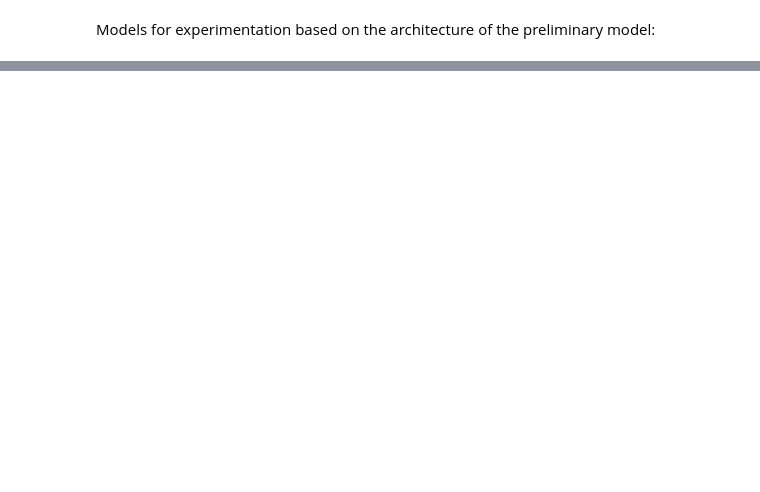
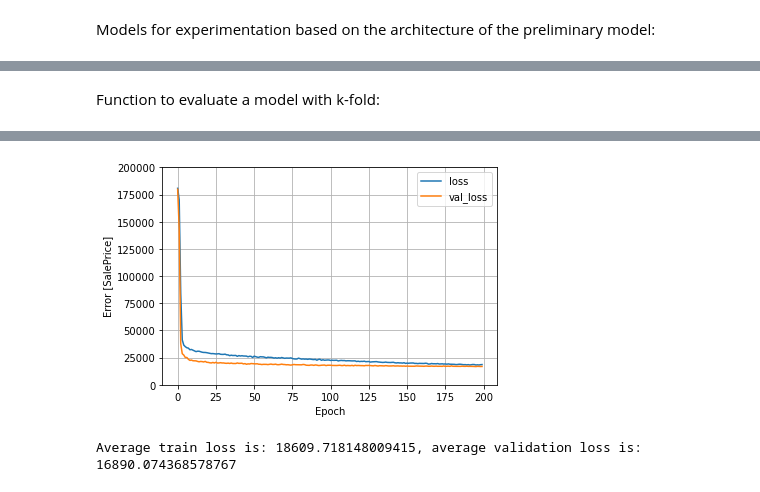
Before and after one commit to Brammetje23/Project-X, a Jupyter notebook: NN.ipynb, the cells around one changed output, grey strips where cells are left out. Saved outputs shown, nothing was run; the diff lists cells and outputs as text; code cells hidden in the pictures; blank space fills up the shorter version.

Commit message:
k-fold completely finished, comments and minor improvements

```diff
--- a/NN.ipynb
+++ b/NN.ipynb
@@ -248,25 +245,33 @@ inputs.head()
+# %% [markdown]
+Function to evaluate a model with k-fold:
 # %%
 from sklearn.model_selection import KFold
 
-# Model propetties
-# batch_size = 50
-epochs = 500
-
-acc_per_fold = []
-loss_per_fold = []
+# Model properties for k fold evaluation
+epochs = 200
 
 # Number of folds
 fold_no = 1
 num_folds = 5
 
+# Lists to store loss per fold
+train_per_fold = []
+val_per_fold = []
+
 # Define the K-fold Cross Validator
 kfold = KFold(n_splits=num_folds, shuffle=True)
 
 # K-fold Cross Validation model evaluation
-for train_index, test_index in kfold.split(inputs, targets):
+for train_index, test_index in kfold.split(inputs):
     X_train, X_test = np.array(inputs.iloc[train_index]), np.array(inputs.iloc[test_index])
     y_train, y_test = np.array(targets.iloc[train_index]), np.array(targets.iloc[test_index])
 
+    scaler = preprocessing.StandardScaler().fit(X_train)
+
+    X_train = scaler.transform(X_train)
+    X_test = scaler.transform(X_test)
+
+    # Model as defined previously
     model = models.Sequential()
 
     model.add(layers.Dense(79, activation='relu'))
@@ -280,22 +285,50 @@ for train_index, test_index in kfold.split(inputs, targets):
 
     model.add(layers.Dense(1))
 
-    model.compile(loss='mean_absolute_error', optimizer=tf.keras.optimizers.Adam(lr_schedule), metrics=['mean_absolute_error', 'MAPE'])
+    # Compile and fit as previously in train_and_evaluate
+    model.compile(loss='mean_absolute_error', optimizer=tf.keras.optimizers.Adam(lr_schedule), metrics=['MAPE'])
 
     history = model.fit(X_train, y_train,
-#               batch_size=batch_size,
-                        verbose=0, epochs=300)
+                        validation_data=(X_test, y_test),
+                        verbose=0, epochs=epochs)
 
+    # Plot or print the results per fold
 #     plot_loss(history)
-
-#     print(f"Train loss: {history.history['loss'][-1]}, val_loss {history.history['val_loss'][-1]}")
+    print(f"Train loss: {history.history['loss'][-1]}, val_loss {history.history['val_loss'][-1]}")
 
     # Generate generalization metrics
     scores = model.evaluate(X_test, y_test, verbose=0)
     print(f'Score for fold {fold_no}: {model.metrics_names[0]} of {scores[0]}; {model.metrics_names[1]} of {scores[1]}')
-    acc_per_fold.append(scores[1] * 100)
-    loss_per_fold.append(scores[0])
+
+    # Store the train and val loss per fold to get the average
+    train_per_fold.append(history.history['loss'])
+    val_per_fold.append(history.history['val_loss'])
 
     # Increase fold number
     fold_no = fold_no + 1
+
+# Getting the average performance of the folds
+train_av = train_per_fold[0]
+val_av = val_per_fold[0]
+
+# Adding the arrays
+for i in range(1, num_folds):
+    train_av = np.add(train_av, train_per_fold[i])
+    val_av = np.add(val_av, val_per_fold[i])
+
+# Calculating the average
+train_av = train_av / num_folds
+val_av = val_av / num_folds
+
+# Plotting the k-fold evaluation
+plt.plot(train_av, label='loss')
+plt.plot(val_av, label='val_loss')
+plt.ylim([0, 200000])
+plt.xlabel('Epoch')
+plt.ylabel('Error [SalePrice]')
+plt.legend()
+plt.grid(True)
+plt.show()
+
+print(f"Average train loss is: {train_av[-1]}, average validation loss is: {val_av[-1]}")
 # %% [output]
@@ -306,0 +345,2 @@ Score for fold 5: loss of 85130.9911637931; mean_absolute_error of 85130.984375
+[figure, added]
+Average train loss is: 18609.718148009415, average validation loss is: 16890.074368578767
```
Also changed, not shown: parts of 22 cells of this notebook.
